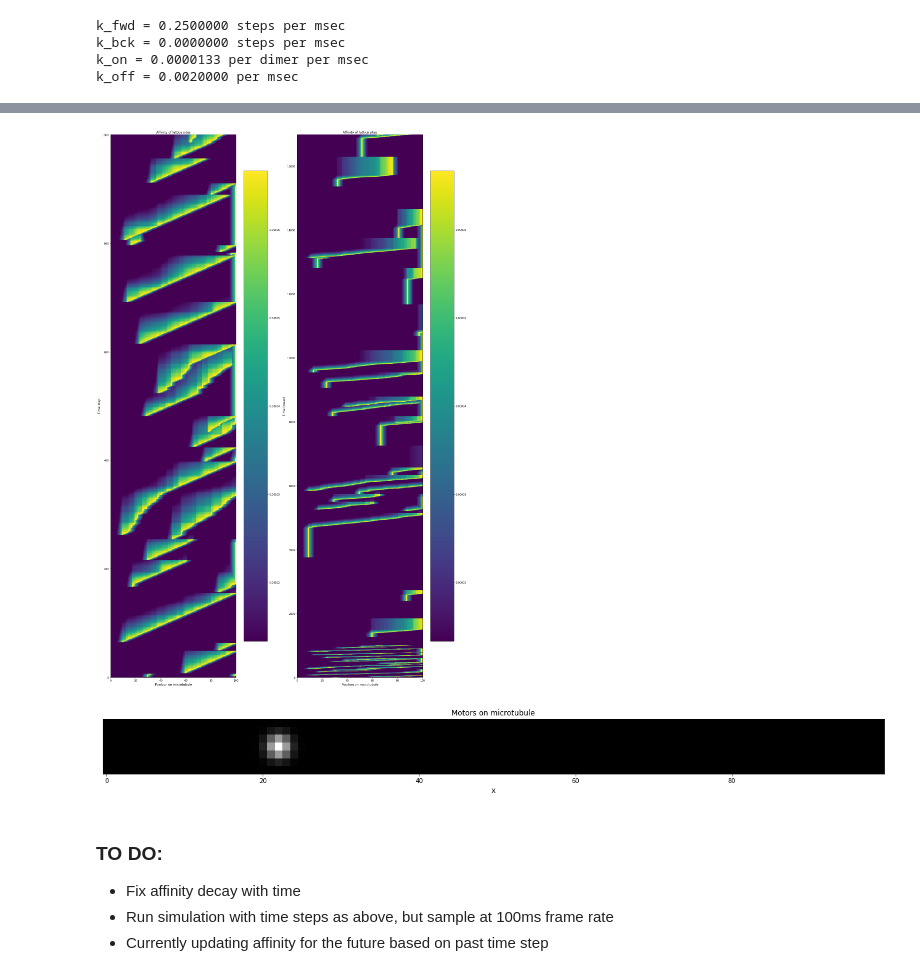
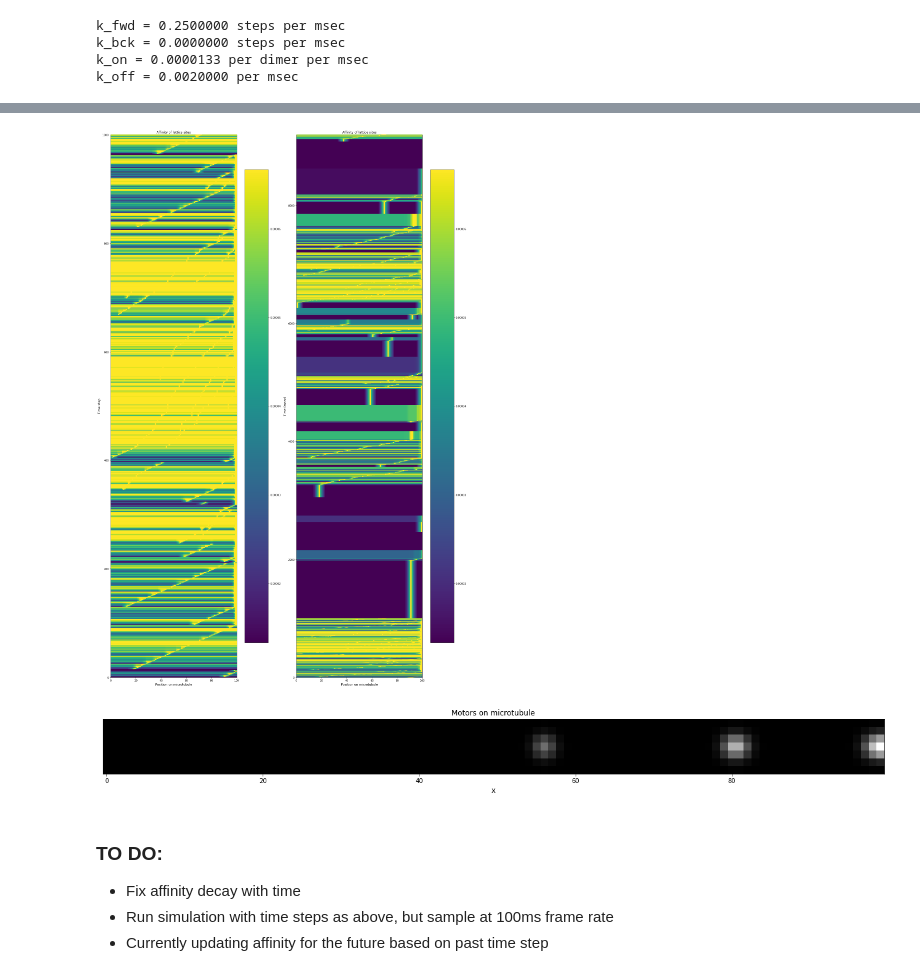
Before and after one commit to malinaiwanski/in-vitro-simulations, a Jupyter notebook: Gillespie_MotorsOnMTs_MKI.ipynb, the cells around one changed output, grey strips where cells are left out. Saved outputs shown, nothing was run; the diff lists cells and outputs as text; code cells hidden in the pictures.

```diff
--- a/Gillespie_MotorsOnMTs_MKI.ipynb
+++ b/Gillespie_MotorsOnMTs_MKI.ipynb
@@ -91,7 +91,7 @@ if zneg == False:
     alpha_max = (fold_change_k_on)*k_on #in case of positive cooperativity, maximal k_on (at site of motor)
 elif zneg == True:
     alpha_max = (1/fold_change_k_on)*k_on #in case of negative cooperativity, minimal k_on (at site of motor)
-decay_time = 100 # falls to 1/e in how much time [ms]
+decay_time = 3 # falls to 1/e in how much time [ms]
 decay_dist = 3 # falls to 1/e in how many dimers [dimers]
 # %%
 print('k_fwd = {0:.7f} steps per msec'.format(k_fwd))
@@ -152,7 +152,7 @@ def find_closest_motor(lattice_site, motors):
 def affinity_update(aff, X, t_step): #update affinity based on motor positions
 
     if zneg == False:
-        decay_aff = aff*np.exp(-t_step/decay_time) #affinities decay with time (back to baseline)
+        decay_aff = k_on + (aff-k_on)*np.exp(-t_step/decay_time) #affinities decay with time (back to baseline)
         #print('aff = {0}, decay_aff = {1}'.format(aff, decay_aff))
         #pause()
     elif zneg == True:
@@ -294,6 +294,6 @@ plt.show()
 # %%
 #plot kymographs with "real" time between frames
-fig, ax = plt.subplots(nrows=1, ncols=2, figsize=(10, 30))
+fig, ax = plt.subplots(nrows=1, ncols=2, figsize=(20, 30))
 if zneg == False:
     color_lim = (k_on,alpha_max)
 elif zneg == True:
@@ -323,5 +323,15 @@ ax[1].set_ylabel("Time (msec)", fontsize=12)
 ax[1].set_xlabel("Position on microtubule", fontsize=12)
 
 plt.tight_layout()
+
+# save fig
+if zsave == True:
+    script_dir = os.path.abspath('..') #os.path.dirname('..')
+    results_dir = os.path.join(script_dir, 'Results/')
+    file_name = 'Simulation_kymograph_vartimepx{}.png'.format(dt.datetime.now().strftime('%Y%m%d%H%M%S'))
+    if not os.path.isdir(results_dir):
+        os.makedirs(results_dir)
+    plt.savefig(results_dir + file_name,dpi=130)
+
 plt.show()
 # %% [output]
@@ -337,34 +347,44 @@ elif zneg == True:
 x = np.linspace(0, mt_length, mt_length)
 y = np.linspace(0, nstep, nstep)
 y2 = t
 z = affinity
 
 im = NonUniformImage(ax[0], interpolation='nearest', extent=(0, mt_length, 0, nstep), origin = 'upper',cmap='viridis',clim=(color_lim[0],color_lim[1]))
 im.set_data(x, y, z)
 ax[0].images.append(im)
 ax[0].set_xlim(0, mt_length)
 ax[0].set_ylim(0, nstep)
 ax[0].set_title("Affinity of lattice sites", fontsize=12)
 ax[0].set_ylabel("Time step", fontsize=12)
 ax[0].set_xlabel("Position on microtubule", fontsize=12)
 pcm = ax[0].pcolormesh(affinity,norm = mpl.colors.Normalize(vmin=color_lim[0],vmax=color_lim[1]),cmap='viridis')
 fig.colorbar(pcm, ax=ax[0])
 
 im = NonUniformImage(ax[1], interpolation='nearest', extent=(0, mt_length, 0, t[-1]), origin = 'upper',cmap='viridis',clim=(color_lim[0],color_lim[1]))
 im.set_data(x, y2, z)
 ax[1].images.append(im)
 ax[1].set_xlim(0, mt_length)
 ax[1].set_ylim(0, t[-1])
 ax[1].set_title("Affinity of lattice sites", fontsize=12)
 ax[1].set_ylabel("Time (msec)", fontsize=12)
 ax[1].set_xlabel("Position on microtubule", fontsize=12)
 pcm = ax[1].pcolormesh(affinity,norm = mpl.colors.Normalize(vmin=color_lim[0],vmax=color_lim[1]),cmap='viridis')
 fig.colorbar(pcm, ax=ax[1])
 
 plt.tight_layout()
+
+# save fig
+if zsave == True:
+    script_dir = os.path.abspath('..') #os.path.dirname('..')
+    results_dir = os.path.join(script_dir, 'Results/')
+    file_name = 'Simulation_affinity_vartimepx{}.png'.format(dt.datetime.now().strftime('%Y%m%d%H%M%S'))
+    if not os.path.isdir(results_dir):
+        os.makedirs(results_dir)
+    plt.savefig(results_dir + file_name,dpi=130)
+
 plt.show()
 # %% [output]
-[figure, old version]
+[figure, new version]
 # %%
 #reformat to create an image from each time point
 mt_as_stack = np.reshape(mt,(mt.shape[0],mt.shape[1],1))
@@ -394,7 +414,7 @@ ax.set_xlabel("x", fontsize=12)
 plt.tight_layout()
 plt.show()
 # %% [output]
-[figure, old version]
+[figure, new version]
 # %%
 #save a movie of the simulation
 if zsave == True:
```
Also changed, not shown: parts of 3 cells of this notebook.
